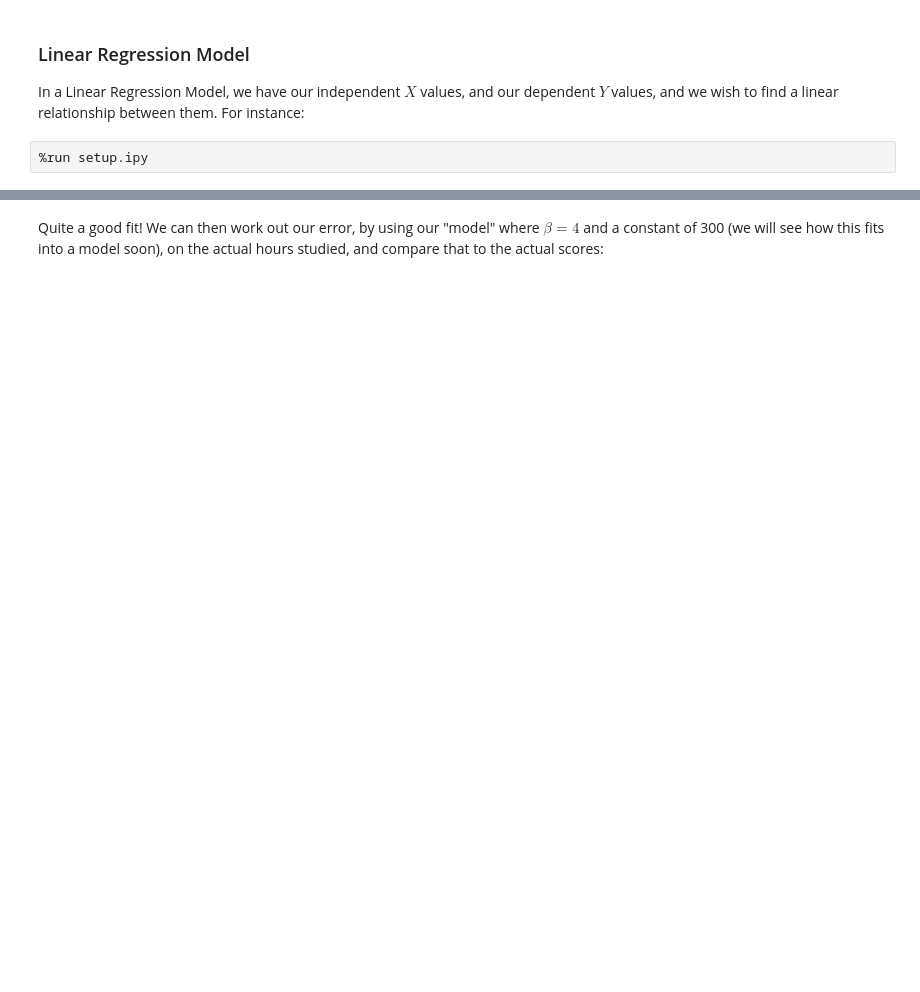
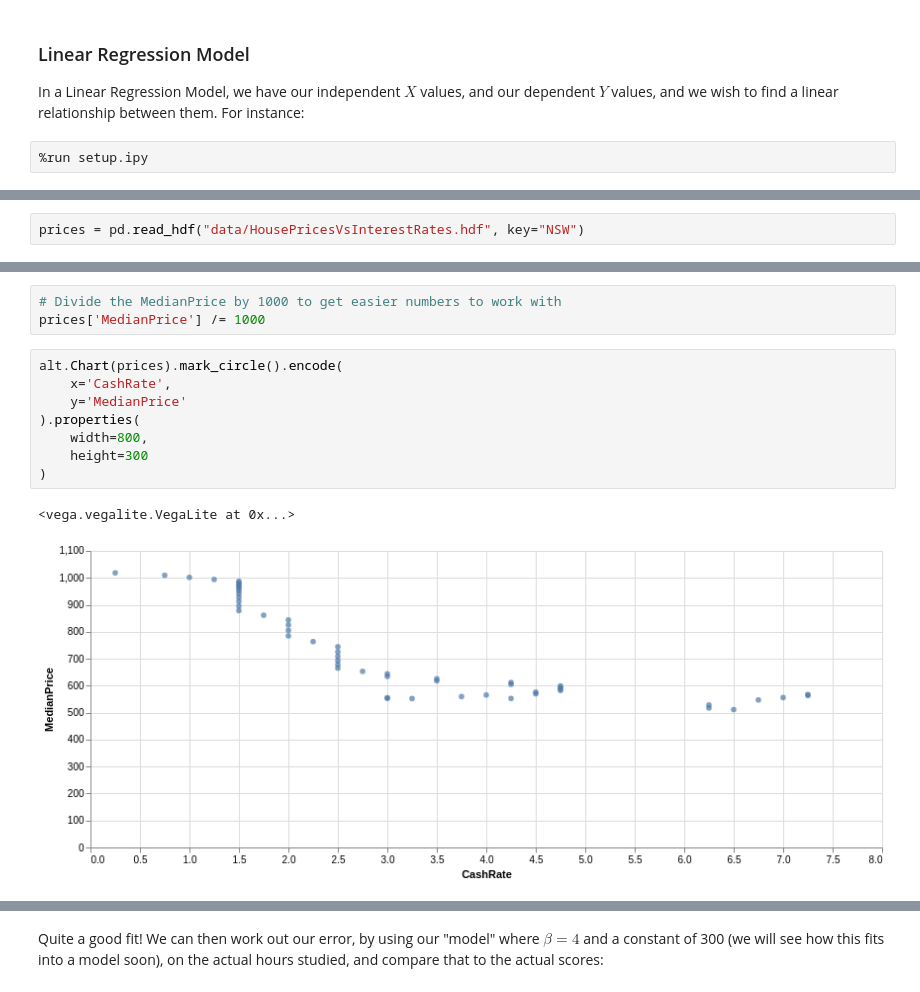
Before and after one commit to PythonCharmers/QuantFinance, a Jupyter notebook: notebooks/Module 1.3.1 - Ordinary Least Squares.ipynb, the cells around one changed output, grey strips where cells are left out. Drawn from its saved outputs; the diff is of its cells as text; blank space fills up the shorter version.

```diff
--- a/notebooks/Module 1.3.1 - Ordinary Least Squares.ipynb
+++ b/notebooks/Module 1.3.1 - Ordinary Least Squares.ipynb
@@ -68,0 +41,2 @@ plt.plot(x_model, y_model, 'b-')
+# %%
+prices = pd.read_hdf("data/HousePricesVsInterestRates.hdf", key="NSW")
@@ -68,0 +52,14 @@ plt.plot(x_model, y_model, 'b-')
+# %%
+# Divide the MedianPrice by 1000 to get easier numbers to work with
+prices['MedianPrice'] /= 1000
+# %%
+alt.Chart(prices).mark_circle().encode(
+    x='CashRate',
+    y='MedianPrice'
+).properties(
+    width=800,
+    height=300
+)
+# %% [output]
+<vega.vegalite.VegaLite at 0x...>
+[figure, added]
```
Also changed, not shown: parts of 23 cells of this notebook, 3 other files.
